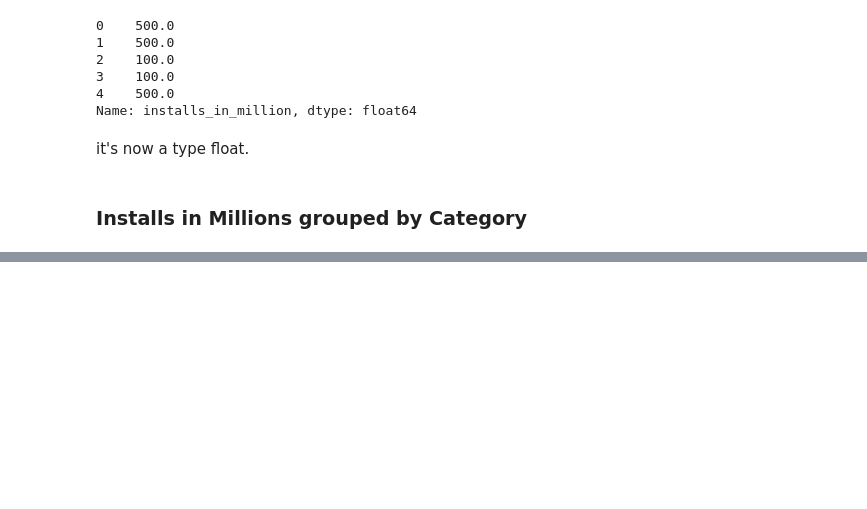
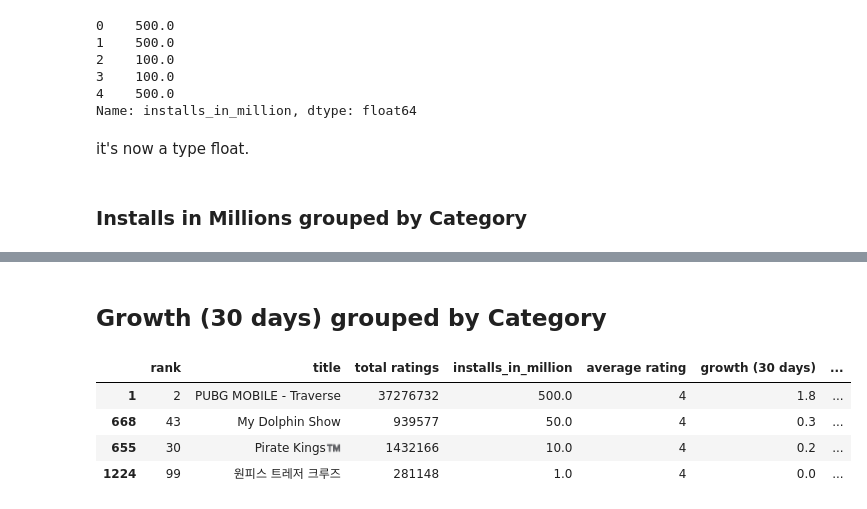
Before and after one commit to R-White-0/Top-Google-PlayStore-Games, a Jupyter notebook: android-games.ipynb, the cells around one changed output, grey strips where cells are left out. Saved outputs shown, nothing was run; the diff lists cells and outputs as text; code cells hidden in the pictures; blank space fills up the shorter version.

```diff
--- a/android-games.ipynb
+++ b/android-games.ipynb
@@ -343,3 +322,13 @@ fig = px.bar(intalls_in_million_by_category, x=intalls_in_million_by_category.in
             labels={"y":"Total Installs in Million"})
 fig.update_layout(xaxis={"categoryorder":"total descending"})
 fig.show()
+# %% [markdown]
+## Growth (30 days) grouped by Category
+# %%
+df.sample(n=4)
+# %% [output]
+|  | rank | title | total ratings | installs_in_million | average rating | growth (30 days) | ... |
+| 1 | 2 | PUBG MOBILE - Traverse | 37276732 | 500.0 | 4 | 1.8 | ... |
+| 668 | 43 | My Dolphin Show | 939577 | 50.0 | 4 | 0.3 | ... |
+| 655 | 30 | Pirate Kings™️ | 1432166 | 10.0 | 4 | 0.2 | ... |
+| 1224 | 99 | 원피스 트레저 크루즈 | 281148 | 1.0 | 4 | 0.0 | ... |
```
Also changed, not shown: parts of 8 cells of this notebook.
